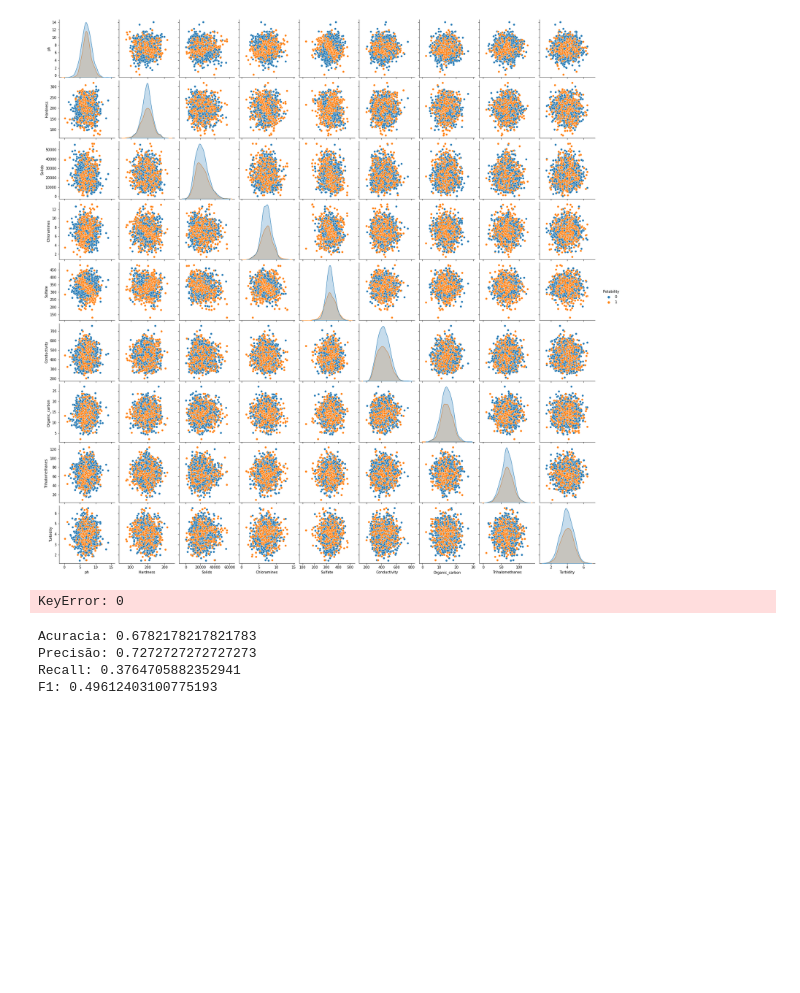
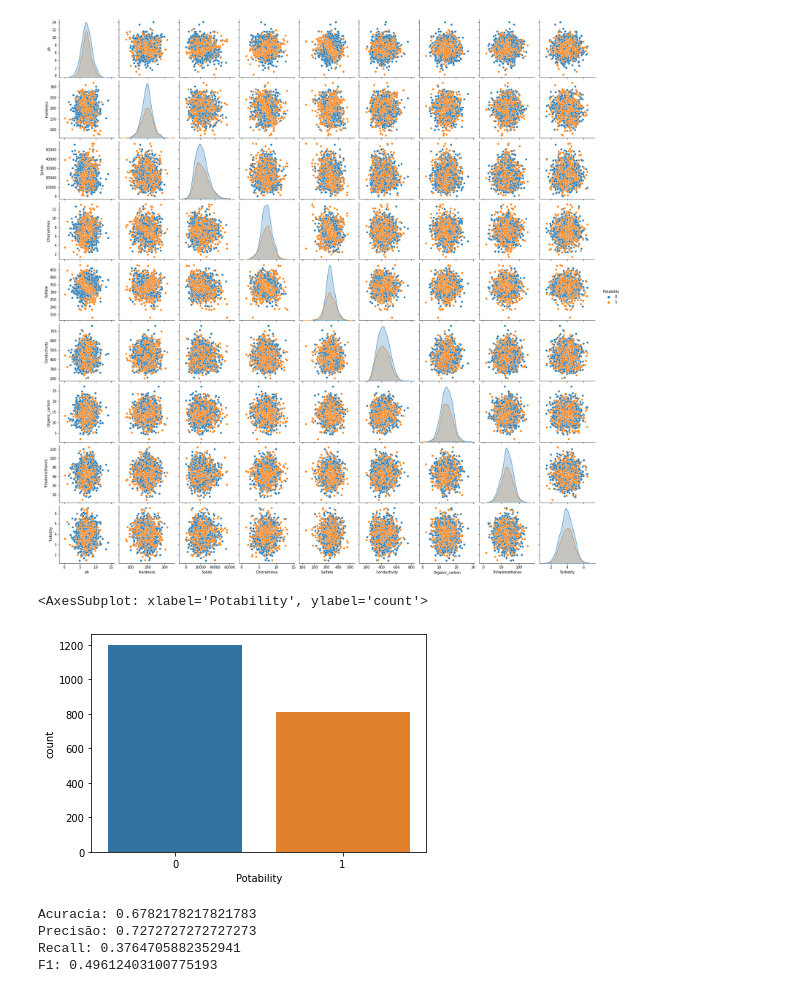
Before and after one commit to leonardo99i/Inteligencia_Artificial, a Jupyter notebook: Projeto_A3/possive_A3.ipynb, the cells around one changed output. Saved outputs shown, nothing was run; the diff lists cells and outputs as text; code cells hidden in the pictures; blank space fills up the shorter version.

```diff
--- a/Projeto_A3/possive_A3.ipynb
+++ b/Projeto_A3/possive_A3.ipynb
@@ -161,11 +159,12 @@ plt.ioff
 # %% [output]
 <function matplotlib.pyplot.ioff()>
 [figure]
-# %%
-sns.countplot(df['Potability'])
-plt.ioff
-# %% [output]
-KeyError: 0
+# %%
+import seaborn as sns
+sns.countplot(df, x = 'Potability')
+# %% [output]
+<AxesSubplot: xlabel='Potability', ylabel='count'>
+[figure, added]
 # %%
 from sklearn.metrics import accuracy_score, recall_score, precision_score, f1_score, confusion_matrix, roc_curve, roc_auc_score
 hasil = classifier.predict(x_test)
```
Also changed, not shown: parts of 5 cells of this notebook.
